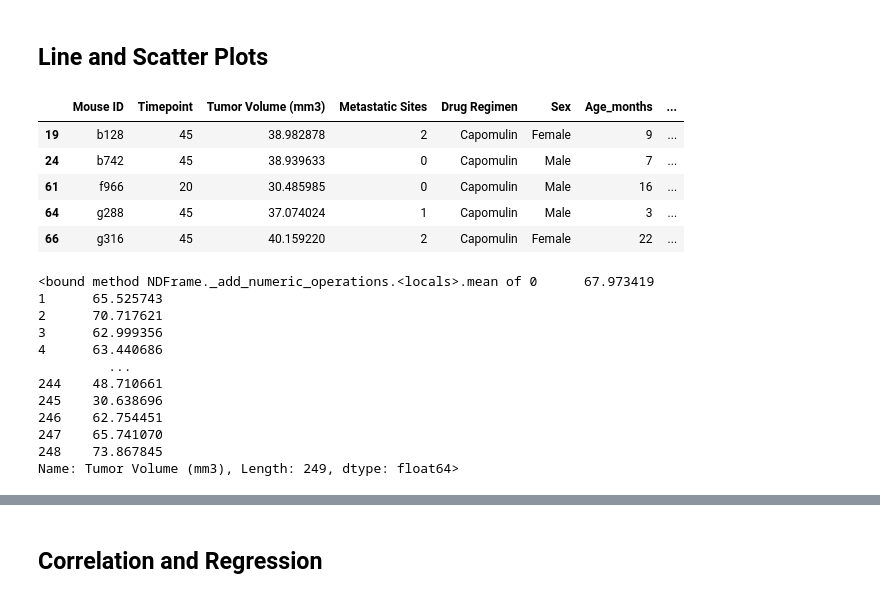
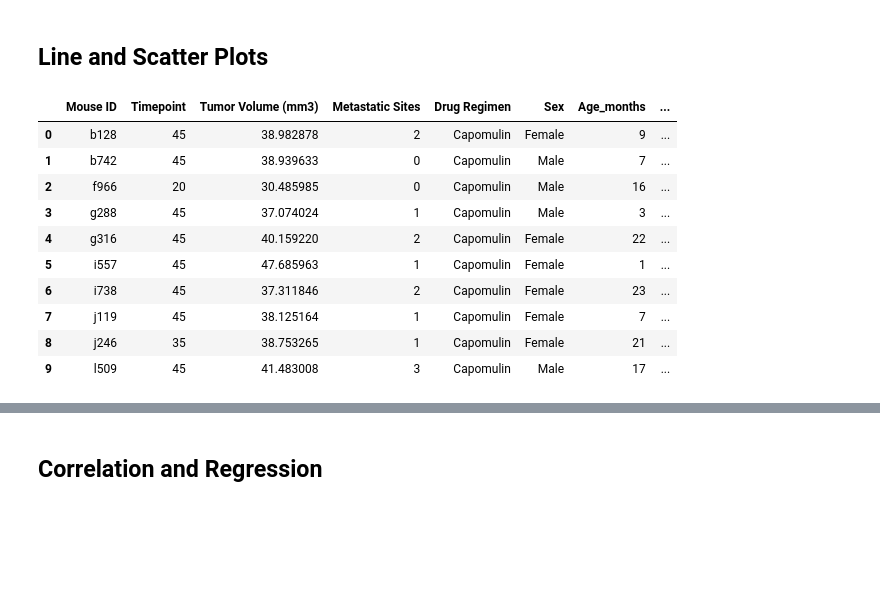
Before and after one commit to tommyjohnny36/matplotlib-challenge, a Jupyter notebook: pymaceuticals_starter.ipynb, the cells around one changed output, grey strips where cells are left out. Drawn from its saved outputs; the diff is of its cells as text; code cells hidden in the pictures; blank space fills up the shorter version.

```diff
--- a/pymaceuticals_starter.ipynb
+++ b/pymaceuticals_starter.ipynb
@@ -327,56 +340,29 @@ Values above 93.49183637000002 could be outliers.
 # %% [markdown]
 ## Line and Scatter Plots
 # %%
-# Generate a line plot of tumor volume vs. time point for a mouse treated with Capomulin
+# Generate a line plot of tumor volume vs. time point for A single mouse treated with Capomulin
 
 # Filter merged_mouse_df for only Capomulin using .loc
-capomulin_df = merged_mouse_df.loc[(merged_mouse_df["Drug Regimen"] == 'Capomulin')]
+capomulin_only = merged_mouse_df.loc[(merged_mouse_df["Drug Regimen"] == 'Capomulin')]
 
-capomulin_df.head()
+# Goup Capomulin data by the most recent timepoint (e.g. the max timepoint)
+capomulin_only_max = capomulin_only.groupby("Mouse ID").max()["Timepoint"]
+
+# Create a DataFrame of the Capomulin data grouped by the most recent timepoint (max) per mouse
+capomulin_only_df = pd.DataFrame(capomulin_only_max)
+
+capomulin_merge_df = pd.merge(capomulin_only_df, merged_mouse_df, on=("Mouse ID", "Timepoint"), how="left")
+
+capomulin_merge_df.head(10)
 # %% [output]
 |  | Mouse ID | Timepoint | Tumor Volume (mm3) | Metastatic Sites | Drug Regimen | Sex | Age_months | ... |
-| 19 | b128 | 45 | 38.982878 | 2 | Capomulin | Female | 9 | ... |
-| 24 | b742 | 45 | 38.939633 | 0 | Capomulin | Male | 7 | ... |
-| 61 | f966 | 20 | 30.485985 | 0 | Capomulin | Male | 16 | ... |
-| 64 | g288 | 45 | 37.074024 | 1 | Capomulin | Male | 3 | ... |
-| 66 | g316 | 45 | 40.159220 | 2 | Capomulin | Female | 22 | ... |
+| 0 | b128 | 45 | 38.982878 | 2 | Capomulin | Female | 9 | ... |
+| 1 | b742 | 45 | 38.939633 | 0 | Capomulin | Male | 7 | ... |
+| 2 | f966 | 20 | 30.485985 | 0 | Capomulin | Male | 16 | ... |
+| 3 | g288 | 45 | 37.074024 | 1 | Capomulin | Male | 3 | ... |
+| 4 | g316 | 45 | 40.159220 | 2 | Capomulin | Female | 22 | ... |
+| 5 | i557 | 45 | 47.685963 | 1 | Capomulin | Female | 1 | ... |
+| 6 | i738 | 45 | 37.311846 | 2 | Capomulin | Female | 23 | ... |
+| 7 | j119 | 45 | 38.125164 | 1 | Capomulin | Female | 7 | ... |
+| 8 | j246 | 35 | 38.753265 | 1 | Capomulin | Female | 21 | ... |
+| 9 | l509 | 45 | 41.483008 | 3 | Capomulin | Male | 17 | ... |
-# %%
-# Generate a scatter plot of average tumor volume vs. mouse weight for the Capomulin regimen
-
-# tum_time_scatter = capomulin_df.plot
-
-# capomulin_df.plot
-
-# plt.show()
-
-mouse_weight = merged_mouse_df['Weight (g)']
-avg_tumor_vol = merged_mouse_df['Tumor Volume (mm3)'].mean
-
-
-# The maximum x value for our chart will be 100
-x_limit =
-
-# List of values from 0 to  each value being 1 greater than the last
-x_axis = np.arange(0, x_limit, 1)
-
-# Create a random array of data that we will use for our y values
-data = [random.random() for value in x_axis]
-
-
-# Tells matplotlib that we want to make a scatter plot
-# The size of each point on our plot is determined by their x value
-plt.scatter(x_axis, data, marker="o", facecolors="red", edgecolors="black",
-            s=x_axis, alpha=0.75)
-# %% [output]
-<bound method NDFrame._add_numeric_operations.<locals>.mean of 0      67.973419
-1      65.525743
-2      70.717621
-3      62.999356
-4      63.440686
-         ...
-244    48.710661
-245    30.638696
-246    62.754451
-247    65.741070
-248    73.867845
-Name: Tumor Volume (mm3), Length: 249, dtype: float64>
```
Also changed, not shown: parts of 13 cells of this notebook.
